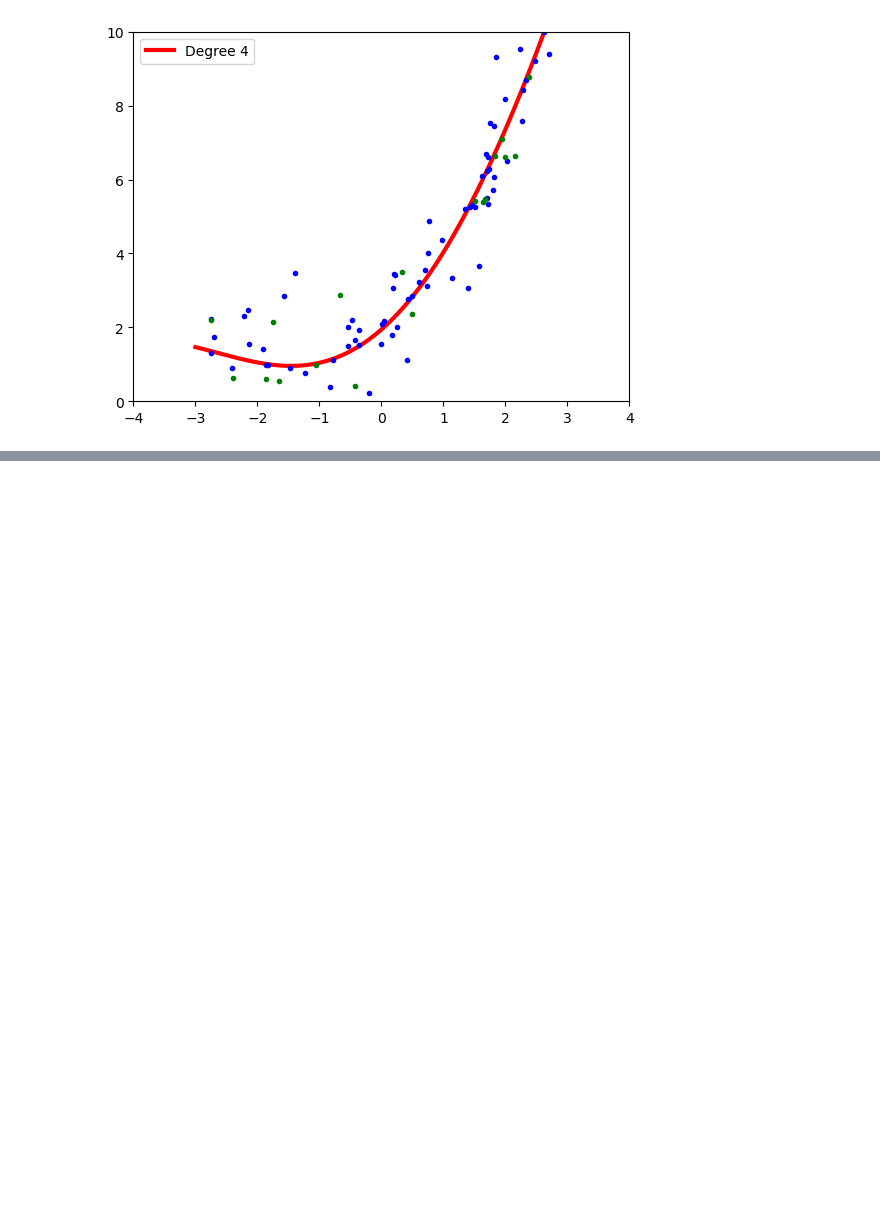
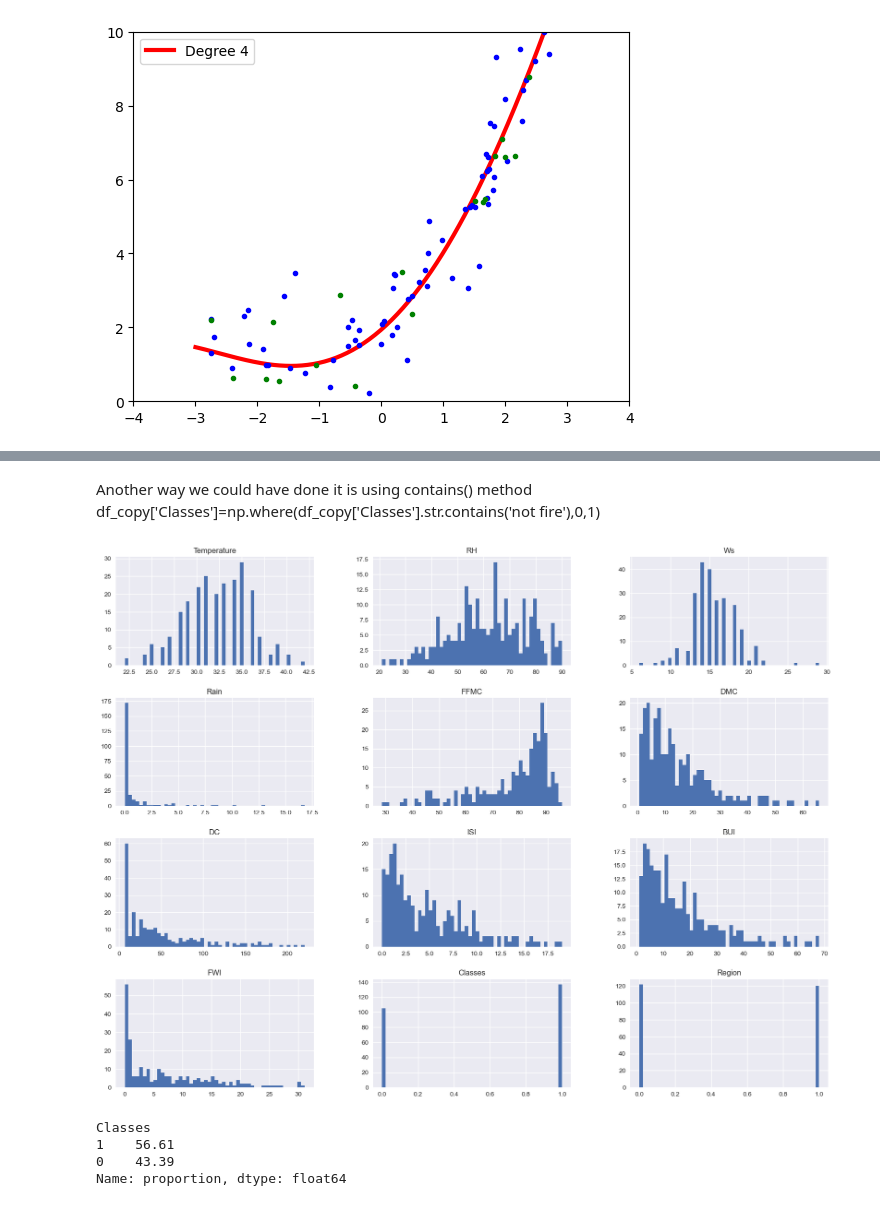
Before and after one commit to Udeani4/Machine-Learning-Course, a Jupyter notebook: machine_learning_2.ipynb, the cells around one changed output, grey strips where cells are left out. Saved outputs shown, nothing was run; the diff lists cells and outputs as text; code cells hidden in the pictures; blank space fills up the shorter version.

Commit message:
model training for Algerian forest fire begin

```diff
--- a/machine_learning_2.ipynb
+++ b/machine_learning_2.ipynb
@@ -731,0 +966,8 @@ poly_regression(4)
+# %%
+for i in objects:
+    if i!='Classes':
+        dataset[i]=dataset[i].astype(float)
+
+## this will convert all the dataset columns in the objects list except 'Classes'
+
+dataset.info()
@@ -731,0 +1009,4 @@ poly_regression(4)
+# %%
+## Begin exploratory data analysis(EDA)
+## drop unuseful columns
+df_copy = dataset.drop(columns=['day','month','year'], axis=1)
@@ -731,0 +1037,3 @@ poly_regression(4)
+# %%
+df_copy['Classes']=df_copy['Classes'].str.strip()
+df_copy['Classes'].value_counts()
@@ -731,0 +1045,4 @@ poly_regression(4)
+# %%
+## Encode the categories of the classes
+df_copy['Classes']=np.where(df_copy['Classes']=='not fire',0,1)
+df_copy.head()
@@ -731,0 +1056,10 @@ poly_regression(4)
+# %% [markdown]
+Another way we could have done it is using contains() method
+df_copy['Classes']=np.where(df_copy['Classes'].str.contains('not fire'),0,1)
+# %%
+## Plot the density-plot for all features
+plt.style.use('seaborn-v0_8') ## This will make sure it uses seaborn styling. With specified version
+df_copy.hist(bins=50,figsize=(20,15))
+plt.show()
+# %% [output]
+[figure, added]
@@ -731,0 +1069,8 @@ poly_regression(4)
+# %%
+percentage=percentage.round(2)
+percentage
+# %% [output]
+Classes
+1    56.61
+0    43.39
+Name: proportion, dtype: float64
```
Also changed, not shown: parts of 54 cells of this notebook, 2 other files.
